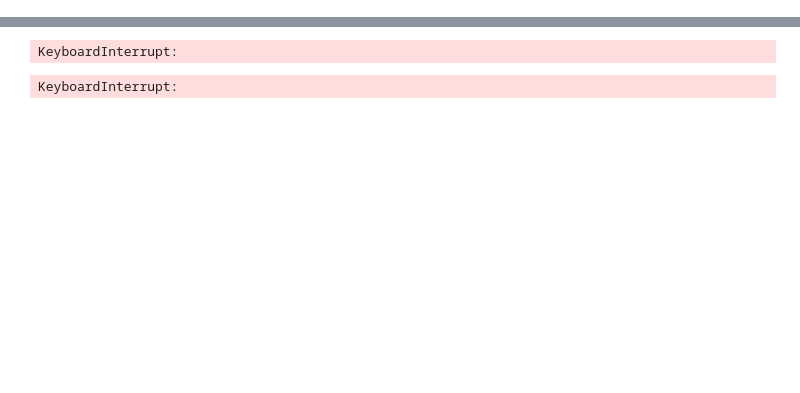
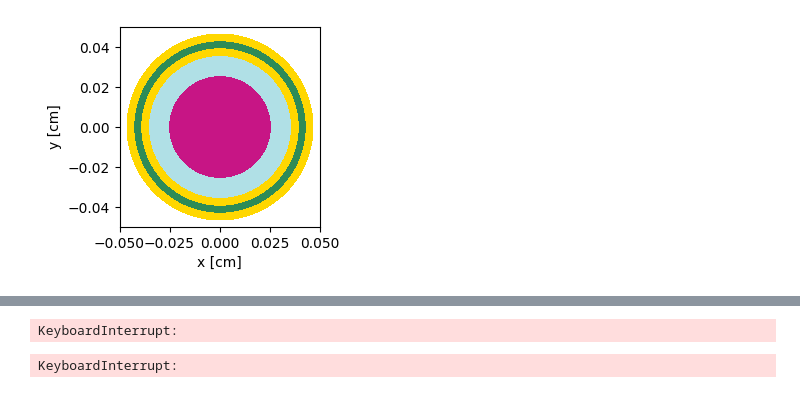
Before and after one commit to ceserz2/2025-pequette-snfpebbles, a Jupyter notebook: code/cask_fill_final.ipynb, the cells around one changed output, grey strips where cells are left out. Drawn from its saved outputs; the diff is of its cells as text; code cells hidden in the pictures; blank space fills up the shorter version.

```diff
--- a/code/cask_fill_final.ipynb
+++ b/code/cask_fill_final.ipynb
@@ -69,37 +69,39 @@ opyc_r = sic_r + tiPyC #should be around 0.0455 cm, it is 0.04675
 #core (cask) dimensions
 core_r = 0.5*100
 core_h = 4.16*100
 
 #more defining of our triso particles, all code below for developing our TRISO particles
 kernelsph = openmc.Sphere(r=kernel_or)
 buffsph = openmc.Sphere(r=buffer_r)
 IPyCsph = openmc.Sphere(r=ipyc_r)
 SiCsph = openmc.Sphere(r=sic_r)
 OPyCsph = openmc.Sphere(r=opyc_r)
 
 layers = [kernelsph, buffsph, IPyCsph, SiCsph, OPyCsph]
 triso_mats = [fuel, Buffer, PyC, SiC, PyC]
 triso_cells = []
 for i in range(5):
   if (i == 0):
     triso_cells.append(openmc.Cell(fill=triso_mats[0], region=-layers[0]))
   else:
     triso_cells.append(openmc.Cell(fill=triso_mats[i], region=+layers[i-1] & -layers[i]))
 
 triso_universe = openmc.Universe(cells=triso_cells)
-triso_colors = {triso_cells[0]: (199, 51, 51), triso_cells[1]: (178, 227, 74),
-                triso_cells[2]: (74, 186, 120), triso_cells[3]: (30, 74, 107),
-                triso_cells[4]: (74, 186, 120)}
-#triso_universe.plot(width = (0.1, 0.1), colors = triso_colors)
+triso_colors = {triso_cells[0]: (199,21,133), triso_cells[1]: (176,224,230),
+                triso_cells[2]: (255,215,0), triso_cells[3]: (46,139,87),
+                triso_cells[4]: (255,215, 0)}
+triso_universe.plot(width = (0.1, 0.1), colors = triso_colors)
 
 #defining region to fill our fuel pebbles with!!!!!
 peb_wfuel = openmc.Sphere(r=peb_ir)
 peb_wfuel_outer = -peb_wfuel
 
 centers = openmc.model.pack_spheres(opyc_r, region=peb_wfuel_outer, num_spheres = 19000 ) #saying to fill only the fuel portion of the TRISO particle
 #above function will pack pebbles into a sphere, it returns an array of positions that are used in the in next line of code
 trisos = [openmc.model.TRISO(kernel_or, triso_universe, center) for center in centers] # packs pebbles based on the centers positions array
 #print(centers) #this is the positions of the TRISO pebbles themselves
+# %% [output]
+[figure, added]
 # %%
 #running trisos function separately to ensure multiple particles are not packed
 #trisos
```
Also changed, not shown: parts of 4 cells of this notebook, 3 other files.
